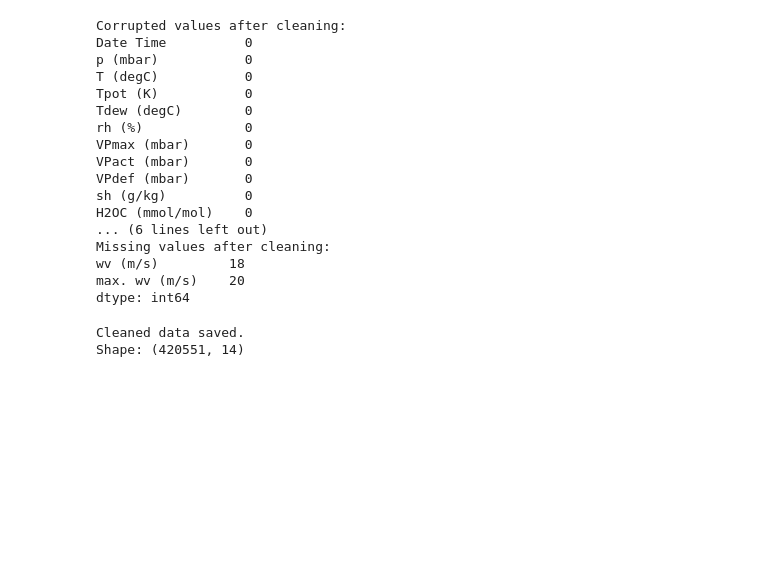
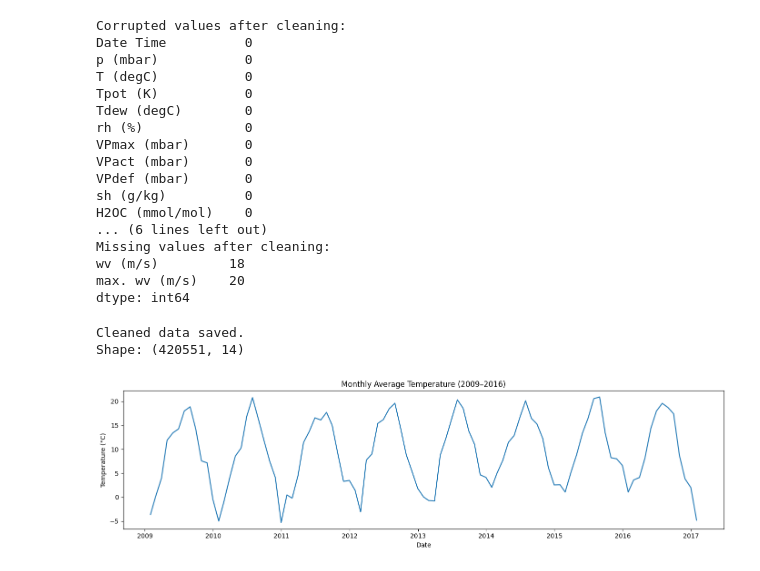
Before and after one commit to jagfoljersolen/deep-learning-cnn-rnn-isep, a Jupyter notebook: RNN/data_analysis.ipynb, the cells around one changed output. Cells and saved outputs as stored; diff of their text form; code cells hidden in the pictures; blank space fills up the shorter version.

Commit message:
RNN: plots

```diff
--- a/RNN/data_analysis.ipynb
+++ b/RNN/data_analysis.ipynb
@@ -145,3 +145,15 @@ print(f"Shape: {df.shape}")
 # %% [output]
 Cleaned data saved.
 Shape: (420551, 14)
+# %%
+monthly_avg = df['T (degC)'].resample('ME').mean()
+
+plt.figure(figsize=(14, 4))
+plt.plot(monthly_avg.index, monthly_avg.values)
+plt.title('Monthly Average Temperature (2009–2016)')
+plt.xlabel('Date')
+plt.ylabel('Temperature (°C)')
+plt.tight_layout()
+plt.show()
+# %% [output]
+[figure, added]
```
Also changed, not shown: parts of 1 cell of this notebook.
